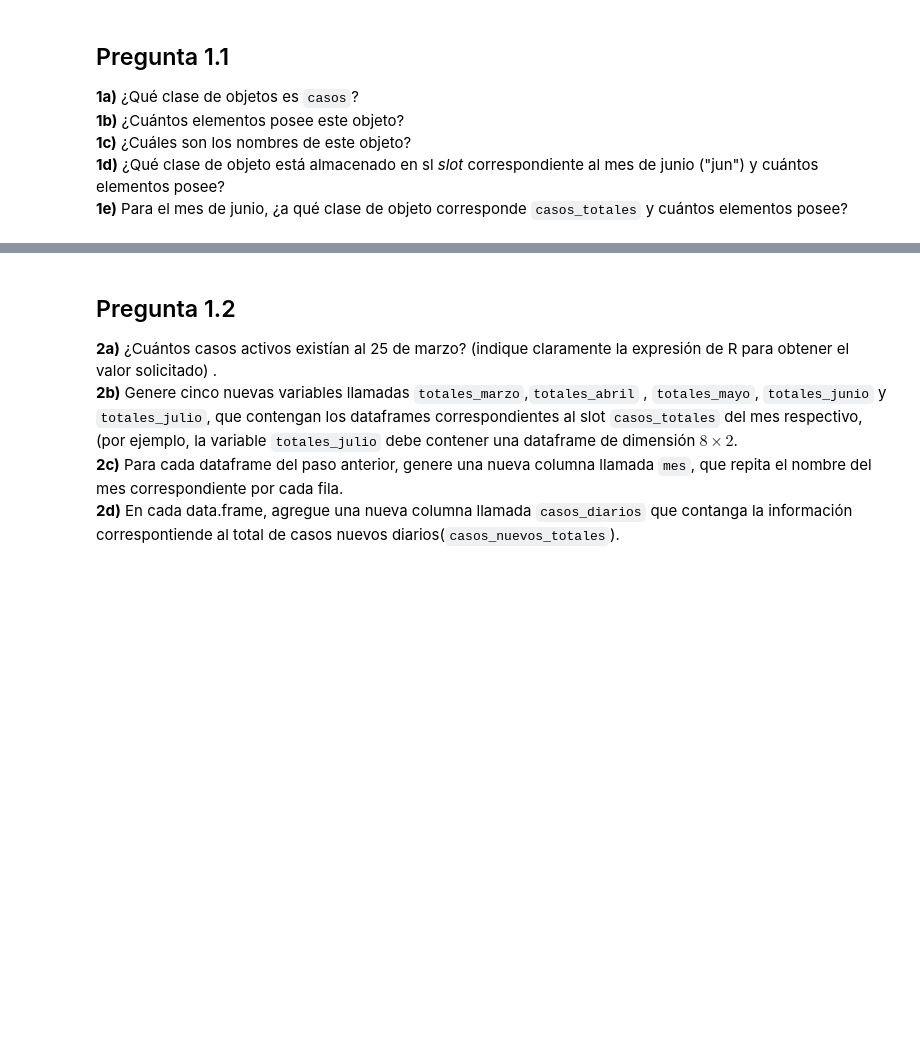
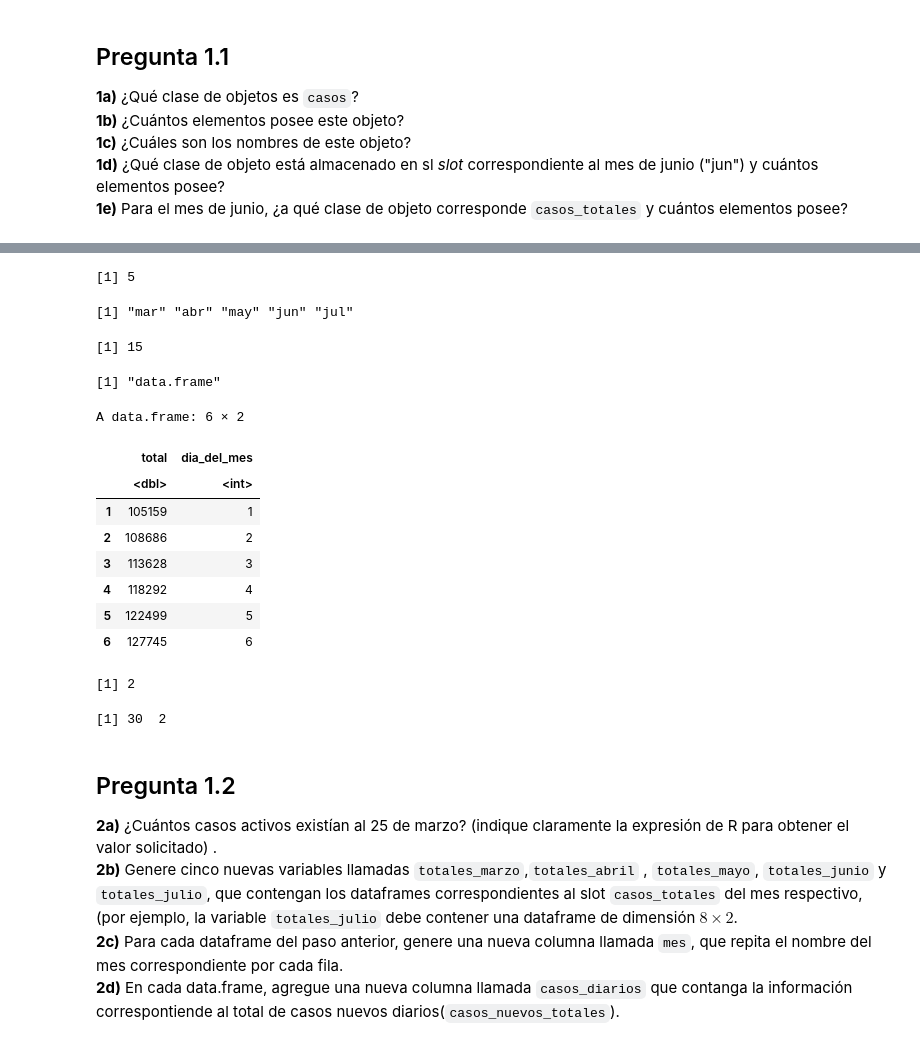
Before and after one commit to rodrigo-coco-espinoza/Introduccion_a_ciencia_de_datos_R_v2, a Jupyter notebook: Ayudantías/A1/A1_02_listas_y_dataframes_desarrollo.ipynb, the cells around one changed output, grey strips where cells are left out. Saved outputs shown, nothing was run; the diff lists cells and outputs as text; code cells hidden in the pictures; blank space fills up the shorter version.

```diff
--- a/Ayudantías/A1/A1_02_listas_y_dataframes_desarrollo.ipynb
+++ b/Ayudantías/A1/A1_02_listas_y_dataframes_desarrollo.ipynb
@@ -268,3 +244,8 @@ Este archivo contiene la información de los contagios por COVID-19 en nuestsro
 **1c)** ¿Cuáles son los nombres de este objeto?<br>
 **1d)** ¿Qué clase de objeto está almacenado en sl _slot_ correspondiente al mes de junio ("jun") y cuántos elementos posee?<br>
 **1e)** Para el mes de junio, ¿a qué clase de objeto corresponde `casos_totales` y cuántos elementos posee?
+# %%
+casos <- readRDS("covid.rds")
+names(casos)
+
+#str(casos)
@@ -274,9 +260,19 @@ Este archivo contiene la información de los contagios por COVID-19 en nuestsro
 # %%
 # P1.1b
 ## Respuesta
+length(casos)
+# %% [output]
+[1] 5
 # %%
 # P1.1c
 ## Respuesta
+names(casos)
+# %% [output]
+[1] "mar" "abr" "may" "jun" "jul"
 # %%
-# P1.1c
+# P1.1d
 ## Respuesta
+
+length(casos$jun)
+# %% [output]
+[1] 15
@@ -289,3 +279,28 @@ Este archivo contiene la información de los contagios por COVID-19 en nuestsro
+# %%
+# P1.1e
+
+class(casos$jun$casos_totales)
+
+df_1 <- casos$jun$casos_totales
+
+head(df_1)
+
+length(df_1)
+
+dim(df_1)
+# %% [output]
+[1] "data.frame"
+A data.frame: 6 × 2
+|  | total | dia_del_mes |
+|  | <dbl> | <int> |
+| 1 | 105159 | 1 |
+| 2 | 108686 | 2 |
+| 3 | 113628 | 3 |
+| 4 | 118292 | 4 |
+| 5 | 122499 | 5 |
+| 6 | 127745 | 6 |
+[1] 2
+[1] 30  2
 # %% [markdown]
 ## Pregunta 1.2
 
```
Also changed, not shown: parts of 26 cells of this notebook.
